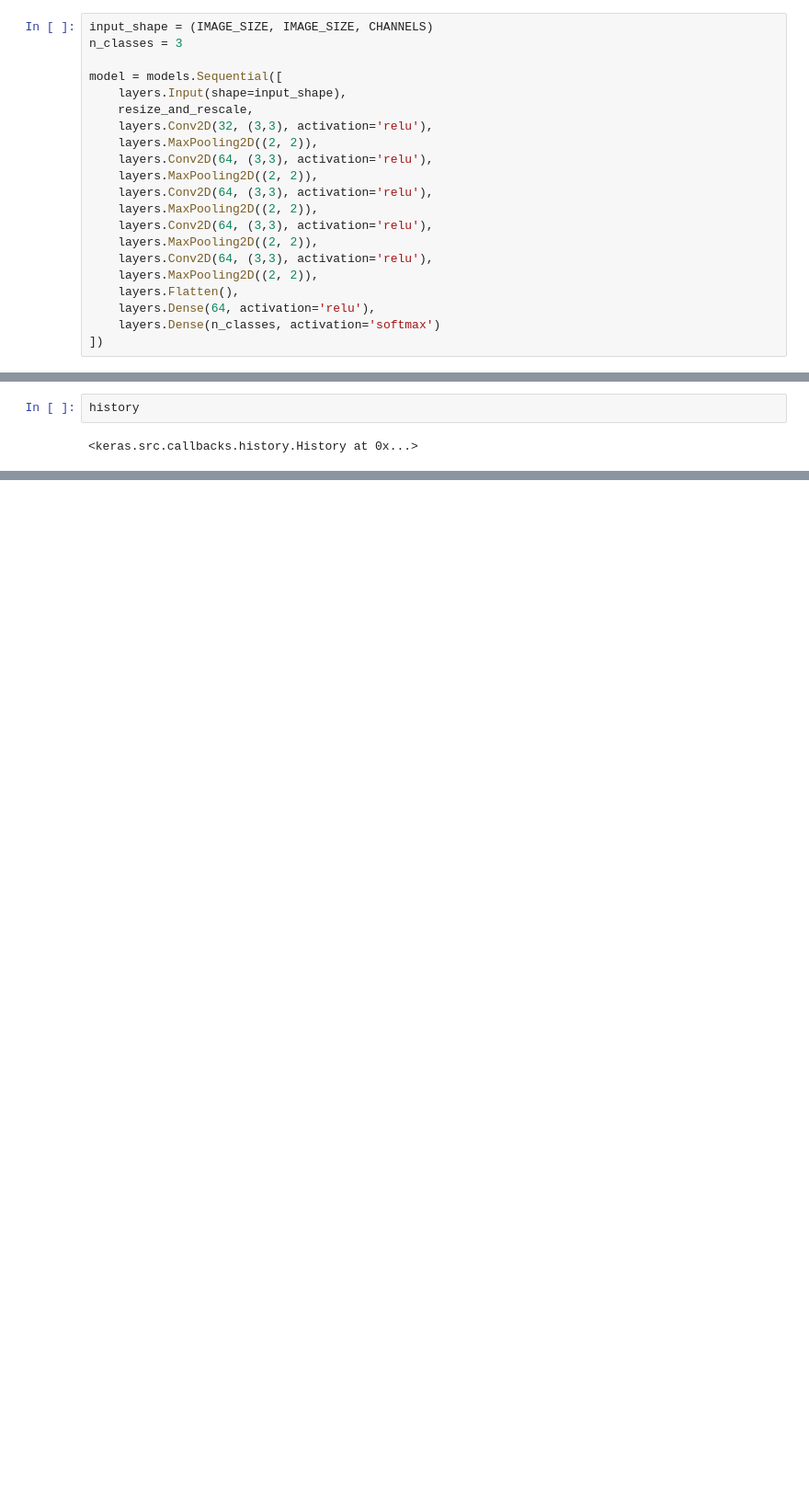
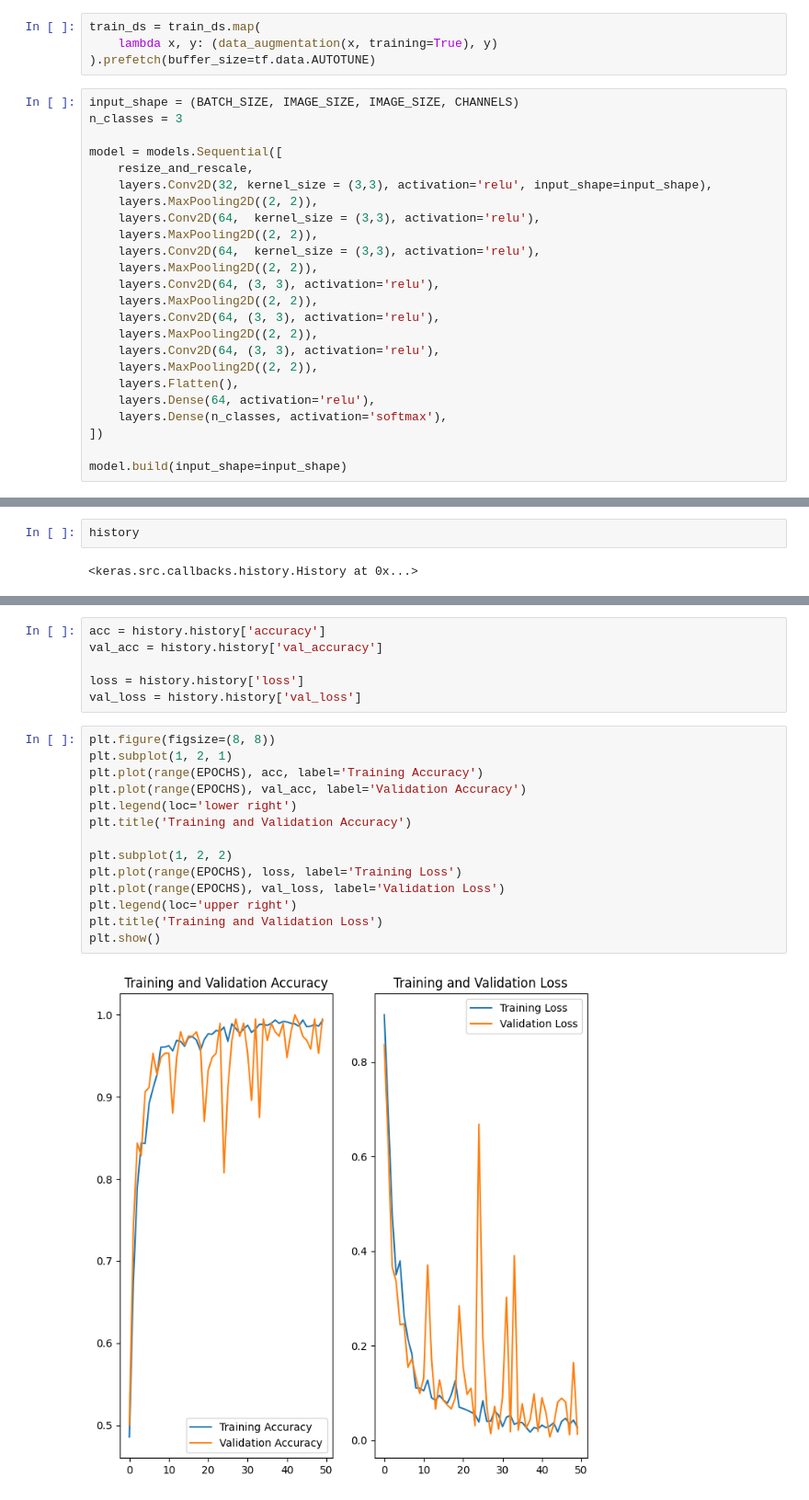
Before and after one commit to aayush-10k/Potato-Disease, a Jupyter notebook: training/training.ipynb, the cells around one changed output, grey strips where cells are left out. Shown at 92% size. Drawn from its saved outputs; the diff is of its cells as text; blank space fills up the shorter version.

```diff
--- a/training/training.ipynb
+++ b/training/training.ipynb
@@ -82,27 +82,34 @@ data_augmentation = tf.keras.Sequential([
   layers.RandomFlip("horizontal_and_vertical"),
   layers.RandomRotation(0.2),
 ])
+# %%
+train_ds = train_ds.map(
+    lambda x, y: (data_augmentation(x, training=True), y)
+).prefetch(buffer_size=tf.data.AUTOTUNE)
 # %%
-input_shape = (IMAGE_SIZE, IMAGE_SIZE, CHANNELS)
+input_shape = (BATCH_SIZE, IMAGE_SIZE, IMAGE_SIZE, CHANNELS)
 n_classes = 3
 
 model = models.Sequential([
-    layers.Input(shape=input_shape),
     resize_and_rescale,
-    layers.Conv2D(32, (3,3), activation='relu'),
+    layers.Conv2D(32, kernel_size = (3,3), activation='relu', input_shape=input_shape),
     layers.MaxPooling2D((2, 2)),
-    layers.Conv2D(64, (3,3), activation='relu'),
+    layers.Conv2D(64,  kernel_size = (3,3), activation='relu'),
     layers.MaxPooling2D((2, 2)),
-    layers.Conv2D(64, (3,3), activation='relu'),
+    layers.Conv2D(64,  kernel_size = (3,3), activation='relu'),
     layers.MaxPooling2D((2, 2)),
-    layers.Conv2D(64, (3,3), activation='relu'),
+    layers.Conv2D(64, (3, 3), activation='relu'),
     layers.MaxPooling2D((2, 2)),
-    layers.Conv2D(64, (3,3), activation='relu'),
+    layers.Conv2D(64, (3, 3), activation='relu'),
+    layers.MaxPooling2D((2, 2)),
+    layers.Conv2D(64, (3, 3), activation='relu'),
     layers.MaxPooling2D((2, 2)),
     layers.Flatten(),
     layers.Dense(64, activation='relu'),
-    layers.Dense(n_classes, activation='softmax')
+    layers.Dense(n_classes, activation='softmax'),
 ])
+
+model.build(input_shape=input_shape)
 # %%
 model.summary()
 # %% [output]
@@ -173,0 +189,22 @@ history
+# %%
+acc = history.history['accuracy']
+val_acc = history.history['val_accuracy']
+
+loss = history.history['loss']
+val_loss = history.history['val_loss']
+# %%
+plt.figure(figsize=(8, 8))
+plt.subplot(1, 2, 1)
+plt.plot(range(EPOCHS), acc, label='Training Accuracy')
+plt.plot(range(EPOCHS), val_acc, label='Validation Accuracy')
+plt.legend(loc='lower right')
+plt.title('Training and Validation Accuracy')
+
+plt.subplot(1, 2, 2)
+plt.plot(range(EPOCHS), loss, label='Training Loss')
+plt.plot(range(EPOCHS), val_loss, label='Validation Loss')
+plt.legend(loc='upper right')
+plt.title('Training and Validation Loss')
+plt.show()
+# %% [output]
+[figure, added]
```
Also changed, not shown: parts of 18 cells of this notebook, 3 other files.
